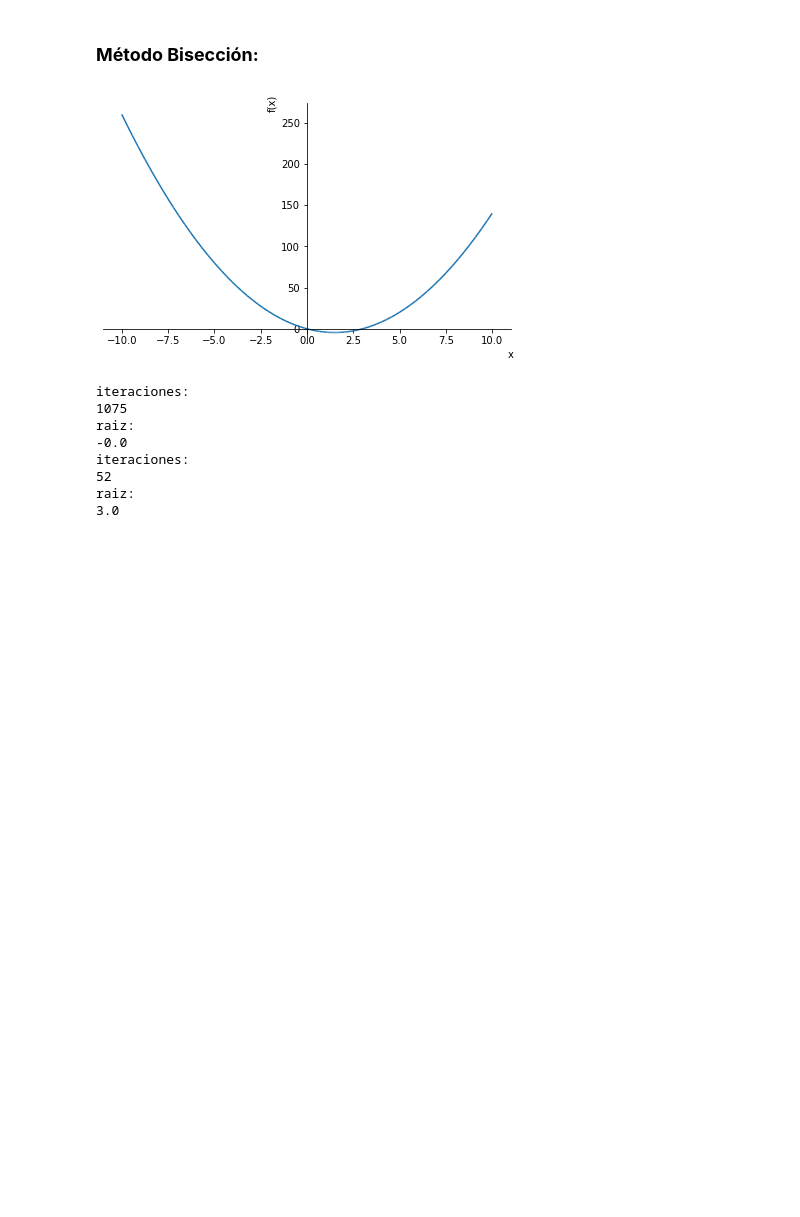
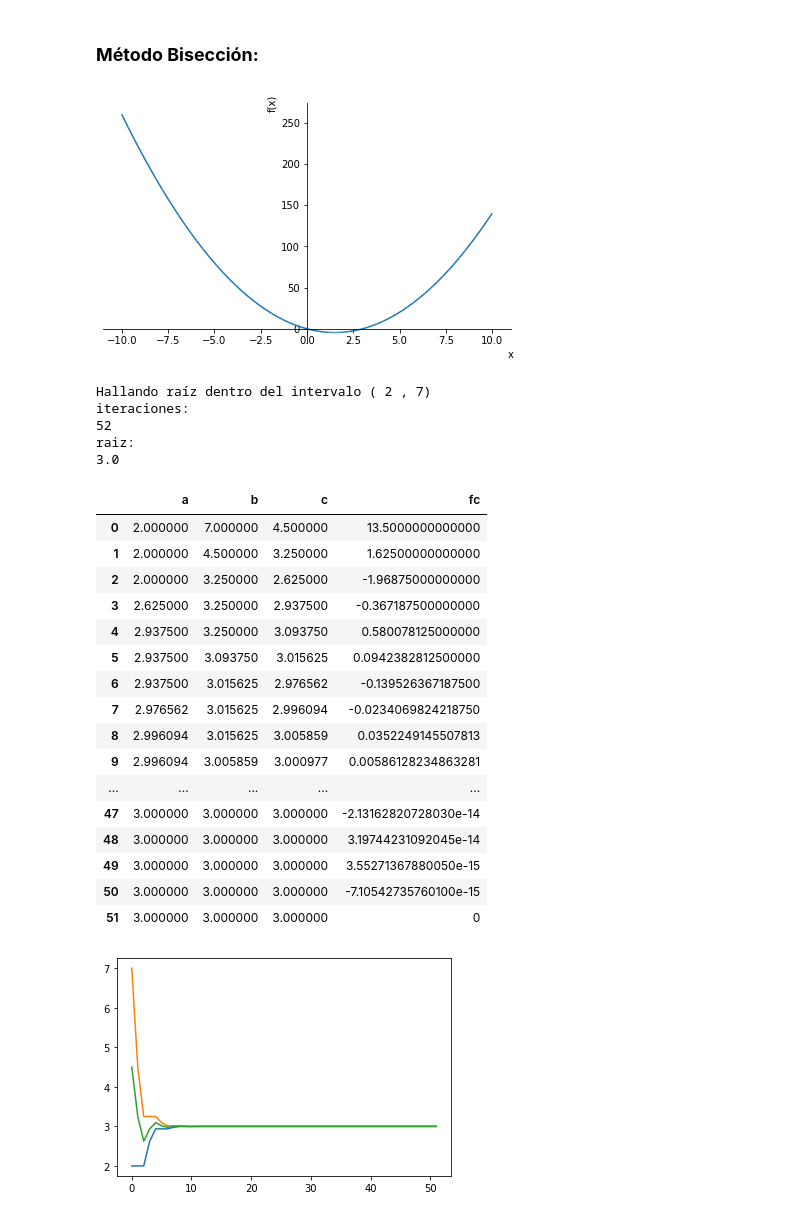
Before and after one commit to pedromirsky/GitHUb, a Jupyter notebook: Raiz_Iteraciones.ipynb, the cells around one changed output. Drawn from its saved outputs; the diff is of its cells as text; code cells hidden in the pictures; blank space fills up the shorter version.

Commit message:
crea tabla y nuevo ploteo que tiende a cero, llamar una sola funcion para cada raiz, la otra tiene que ir comentada

```diff
--- a/Raiz_Iteraciones.ipynb
+++ b/Raiz_Iteraciones.ipynb
@@ -7,6 +7,8 @@ from sympy import *
 from sympy.plotting import plot
 import numpy as np
 import matplotlib.pyplot as plt
+import pandas as pd
+
 
 x = symbols('x')
 # f = 2*x + 5
@@ -18,44 +20,90 @@ roots(f, multiple=True)
 
 
 def raizIteracion(a,b,f):
+  print(f"Hallando raíz dentro del intervalo ( {a} , {b})")
+
+  valores_a = []
+  valores_b = []
+  valores_c = []
+  valores_fc = []
+
+  datos = {
+    'a' : valores_a,
+    'b' : valores_b,
+    'c' : valores_c,
+    'fc': valores_fc
+    }
+
   fa = f.subs(x,a)
   fb = f.subs(x,b)
   c = (a + b) / 2
   raizHallada = False
   contador = 0
+
   while raizHallada == False: # ver de sacar el ==False
       c = (a + b) / 2
       contador += 1
+      valores_a.append(a)
+      valores_b.append(b)
+      valores_c.append(c)
+
       # print(fa * fb)
       if fa * fb < 0:
         fc = f.subs(x,c)
+        valores_fc.append(fc)
+
 
         # if fc >= -0.5 and fc <= 0.5:
         if fc == 0: # el programa termina solo cuando se da esta condicion
           print("iteraciones: ")
           print(contador)
           print("raiz: ")
           print(c)
           raizHallada = True
 
         else:
           # print(fc)
           if fa * fc < 0:
             b = c
           else:
             a = c
 
 
+  df = pd.DataFrame(datos)
 
-raizIteracion(-2,1,f)
+  df['a'].plot()
+  df['b'].plot()
+  df['c'].plot()
+  #df['fc'].plot()
+
+  return df.head(100)
+
+
+
+#raizIteracion(-1,2,f)
 raizIteracion(2,7,f)
 # %% [output]
 [figure]
-iteraciones:
-1075
-raiz:
--0.0
+Hallando raíz dentro del intervalo ( 2 , 7)
 iteraciones:
 52
 raiz:
 3.0
+|  | a | b | c | fc |
+| 0 | 2.000000 | 7.000000 | 4.500000 | 13.5000000000000 |
+| 1 | 2.000000 | 4.500000 | 3.250000 | 1.62500000000000 |
+| 2 | 2.000000 | 3.250000 | 2.625000 | -1.96875000000000 |
+| 3 | 2.625000 | 3.250000 | 2.937500 | -0.367187500000000 |
+| 4 | 2.937500 | 3.250000 | 3.093750 | 0.580078125000000 |
+| 5 | 2.937500 | 3.093750 | 3.015625 | 0.0942382812500000 |
+| 6 | 2.937500 | 3.015625 | 2.976562 | -0.139526367187500 |
+| 7 | 2.976562 | 3.015625 | 2.996094 | -0.0234069824218750 |
+| 8 | 2.996094 | 3.015625 | 3.005859 | 0.0352249145507813 |
+| 9 | 2.996094 | 3.005859 | 3.000977 | 0.00586128234863281 |
+| ... | ... | ... | ... | ... |
+| 47 | 3.000000 | 3.000000 | 3.000000 | -2.13162820728030e-14 |
+| 48 | 3.000000 | 3.000000 | 3.000000 | 3.19744231092045e-14 |
+| 49 | 3.000000 | 3.000000 | 3.000000 | 3.55271367880050e-15 |
+| 50 | 3.000000 | 3.000000 | 3.000000 | -7.10542735760100e-15 |
+| 51 | 3.000000 | 3.000000 | 3.000000 | 0 |
+[figure, added]
```
